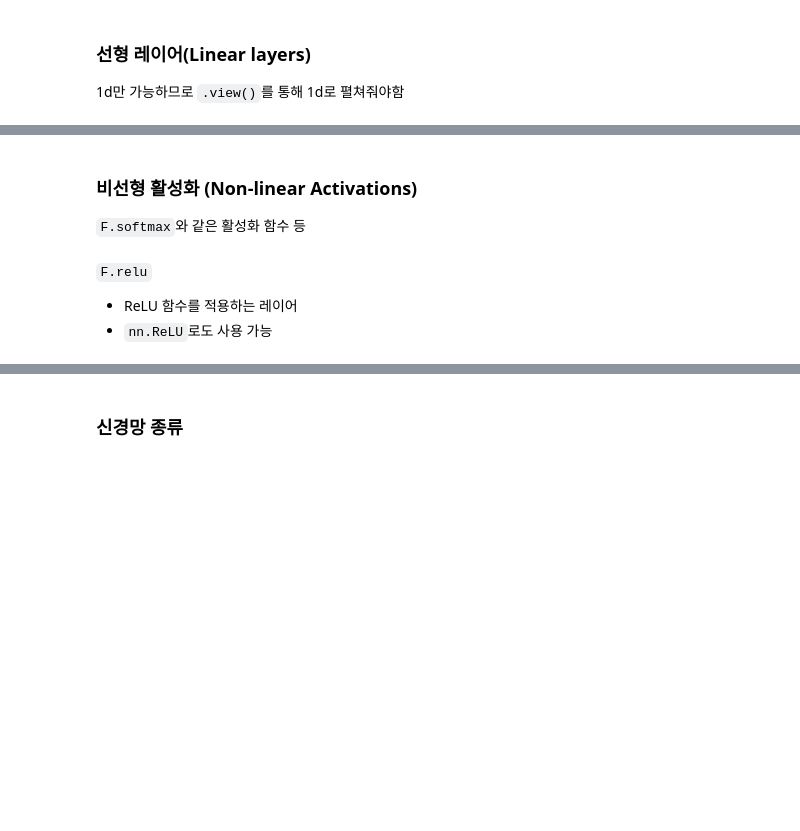
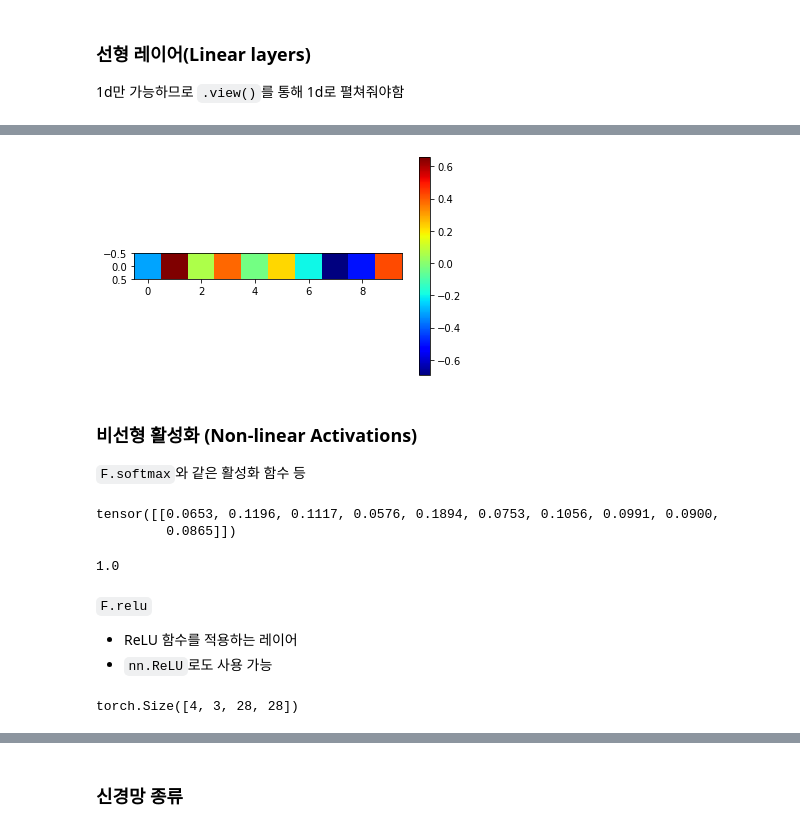
Before and after one commit to namwootree/Basic_Skill, a Jupyter notebook: PyTorch/이수안_컴퓨터_연구소_파이토치(PyTorch).ipynb, the cells around one changed output, grey strips where cells are left out. Saved outputs shown, nothing was run; the diff lists cells and outputs as text; code cells hidden in the pictures; blank space fills up the shorter version.

```diff
--- a/PyTorch/이수안_컴퓨터_연구소_파이토치(PyTorch).ipynb
+++ b/PyTorch/이수안_컴퓨터_연구소_파이토치(PyTorch).ipynb
@@ -1102,9 +1255,34 @@ https://pytorch.org/docs/stable/nn.html
+# %%
+plt.imshow(lin.detach().numpy(), 'jet')
+plt.colorbar()
+plt.show()
+# %% [output]
+[figure, added]
 # %% [markdown]
 ### 비선형 활성화 (Non-linear Activations)
 
 `F.softmax`와 같은 활성화 함수 등
+# %%
+with torch.no_grad():
+  flatten = input_image.view(1, 28 * 28)
+  lin = nn.Linear(784, 10)(flatten)
+  softmax = F.softmax(lin, dim=1)
+
+softmax
+# %% [output]
+tensor([[0.0653, 0.1196, 0.1117, 0.0576, 0.1894, 0.0753, 0.1056, 0.0991, 0.0900,
+         0.0865]])
+# %%
+np.sum(softmax.numpy())
+# %% [output]
+1.0
 # %% [markdown]
 `F.relu`
 
 - ReLU 함수를 적용하는 레이어
 - `nn.ReLU`로도 사용 가능
+# %%
+inputs = torch.randn(4, 3, 28, 28).to(device)
+inputs.shape
+# %% [output]
+torch.Size([4, 3, 28, 28])
```
Also changed, not shown: parts of 90 cells of this notebook.
